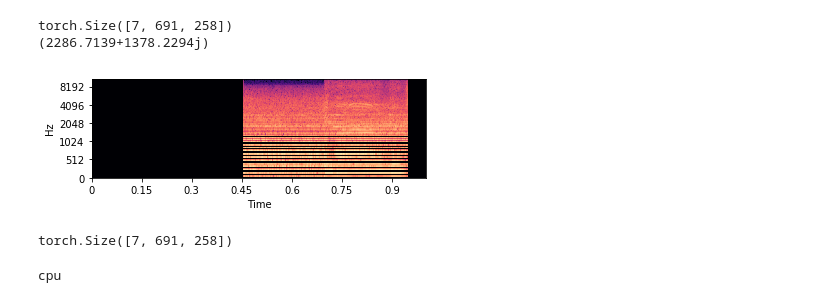
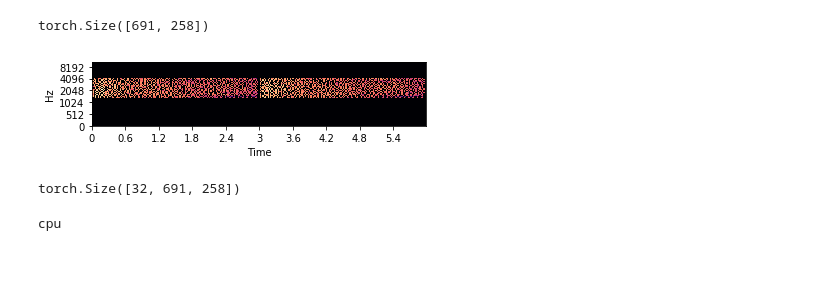
Before and after one commit to tianjunm/monaural-source-separation, a Jupyter notebook: model_scratch.ipynb, the cells around one changed output. Saved outputs shown, nothing was run; the diff lists cells and outputs as text; code cells hidden in the pictures; blank space fills up the shorter version.

```diff
--- a/model_scratch.ipynb
+++ b/model_scratch.ipynb
@@ -11,9 +9,8 @@ import librosa
 import librosa.display
 import matplotlib.pyplot as plt
 # %%
-# old = '/Users/tianjunma/Projects/audio_source_separation/multimodal_listener/data/b2_spectrograms/'
-new = '/home/tianjunm/Documents/Projects/dataset/a1_spectrograms/'
-new = '/Users/tianjunma/Projects/dataset/a1_spectrograms'
+old = '/Users/tianjunma/Projects/audio_source_separation/multimodal_listener/data/a1_spectrograms/'
+new = '/Users/tianjunma/Projects/dataset/a1_spectrograms/'
 d = ds.SignalDataset(root_dir=new)
 # %%
 dataloader = torch.utils.data.DataLoader(d, batch_size=32, shuffle=False)
@@ -35,27 +50,14 @@ def display(spect, sample_rate, y_axis='mel',x_axis='time'):
     mel_spect = librosa.feature.melspectrogram(S=spect)
     db_data = librosa.power_to_db(mel_spect, ref=np.max)
     librosa.display.specshow(db_data, sr=sample_rate, y_axis=y_axis, x_axis=x_axis)
-# %%
-import numpy as np
-
-# aggregate = np.load('/home/tianjunm/Documents/Projects/dataset/b1_spectrograms/10000/gt/0.npy')
-print(aggregate.shape)
-agg = aggregate[0].numpy().T
-r = np.split(agg, 2)[0]
-i = np.split(agg, 2)[1]
-
-c = r + 1j * i
-
-# c = aggregate[0] + 1j * aggregate[1]
-
-print(np.max(c))
-plt.subplot(2, 1, 1)
-
-display(c, 22050*16)
-# %% [output]
-torch.Size([7, 691, 258])
-(2286.7139+1378.2294j)
-[figure, removed]
+# %%
+import numpy as np
+plt.subplot(3, 1, 1)
+print(aggregate[0].size())
+display(aggregate.numpy()[0], 22050)
+# %% [output]
+torch.Size([691, 258])
+[figure, added]
 # %%
 import numpy as np
 # agg = np.load('/home/tianjunm/Documents/Projects/dataset/a1_spectrograms/1000/gt/4.npy')
@@ -79,7 +81,5 @@ print(aggregate.size())
 bs, seq_len, input_dim = aggregate.size()
 
 net = model.models.Baseline(input_dim, seq_len=seq_len, num_sources=2)
-
-net2 = model.models.A1(input_dim, seq_len=seq_len, num_sources=2)
 # %% [output]
-torch.Size([7, 691, 258])
+torch.Size([32, 691, 258])
```
Also changed, not shown: parts of 18 cells of this notebook, 22 other files.
